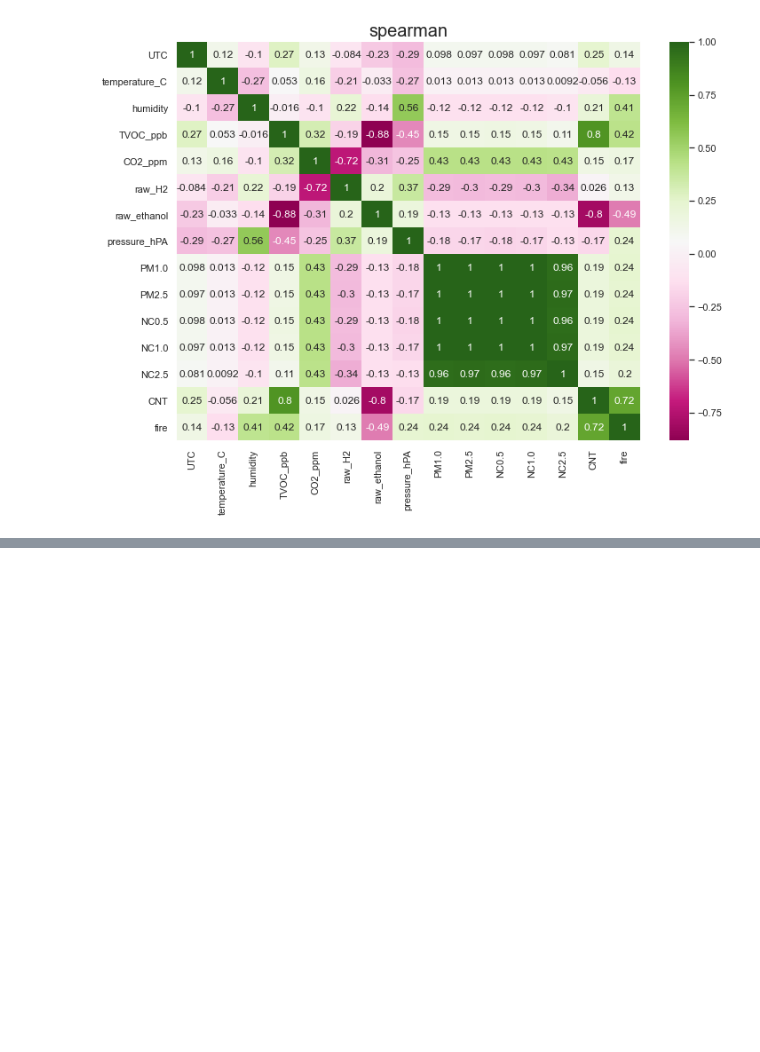
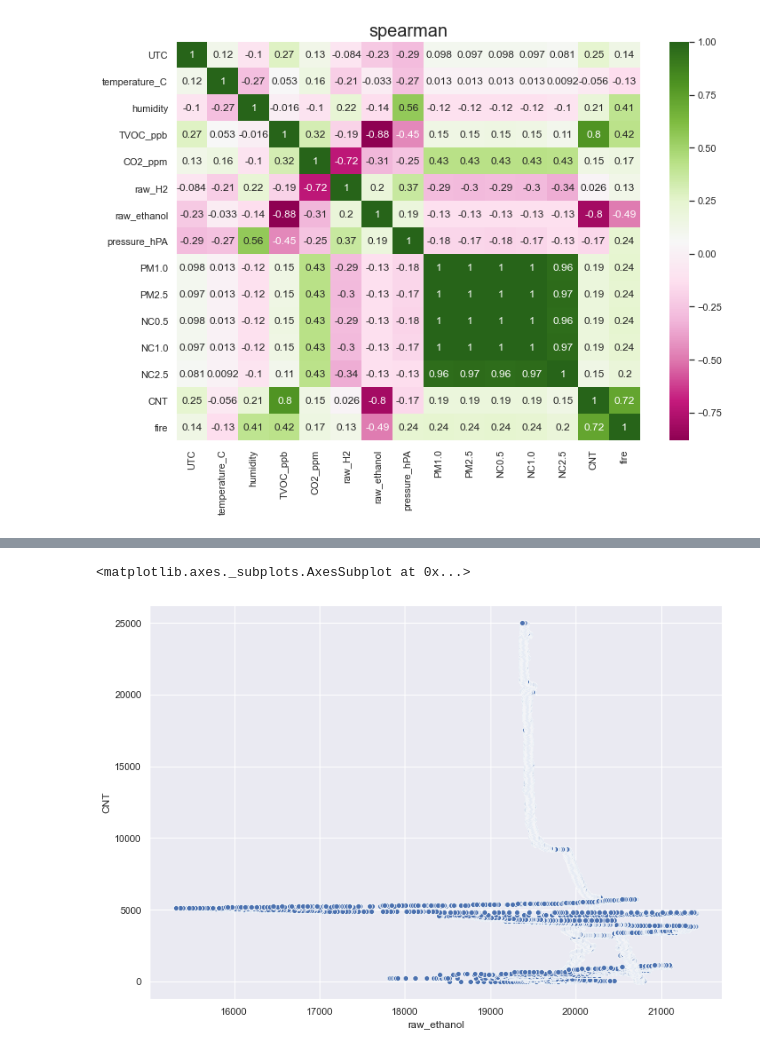
Before and after one commit to alanaselli/smoke_detection, a Jupyter notebook: main.ipynb, the cells around one changed output, grey strips where cells are left out. Saved outputs shown, nothing was run; the diff lists cells and outputs as text; code cells hidden in the pictures; blank space fills up the shorter version.

```diff
--- a/main.ipynb
+++ b/main.ipynb
@@ -176,0 +190,5 @@ for i in ['pearson', 'kendall', 'spearman']:
+# %%
+sns.scatterplot(data = df, x = 'raw_ethanol', y = 'CNT')
+# %% [output]
+<matplotlib.axes._subplots.AxesSubplot at 0x...>
+[figure, added]
```
Also changed, not shown: parts of 14 cells of this notebook.
